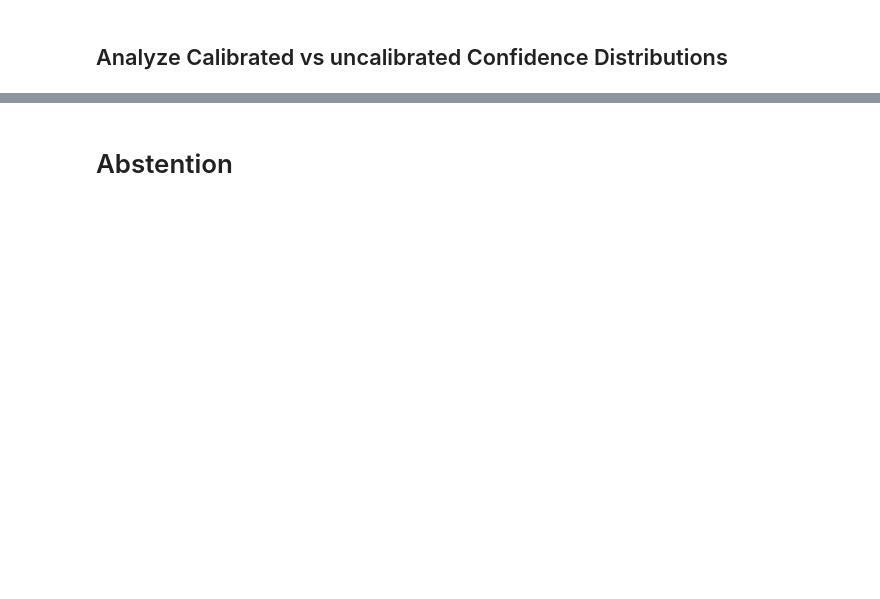
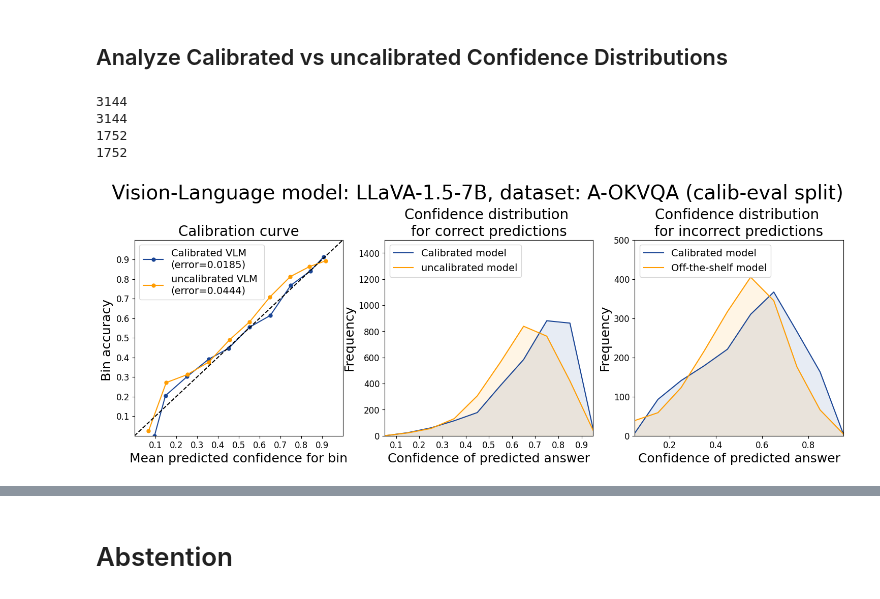
Before and after one commit to tejas1995/ReCoVERR, a Jupyter notebook: src/VLM-Calibration.ipynb, the cells around one changed output, grey strips where cells are left out. Drawn from its saved outputs; the diff is of its cells as text; code cells hidden in the pictures; blank space fills up the shorter version.

```diff
--- a/src/VLM-Calibration.ipynb
+++ b/src/VLM-Calibration.ipynb
@@ -606,8 +619,8 @@ json.dump(out_data, open(out_fn, 'w'), indent=2)
 # %%
 import json
 import numpy as np
-uncalibrated_data = json.load(open(f'/net/nfs.cirrascale/mosaic/tejass/experiments/vl_calibration/calibration_eval/uncalibrated_{vlm_name}-{dataset_name}_direct_answer-5000examples.json'))
-calibrated_data = json.load(open(f'/net/nfs.cirrascale/mosaic/tejass/experiments/vl_calibration/calibration_eval/calibrated_{vlm_name}-{dataset_name}_direct_answer-{len(y_train)}train_{len(y_test)}test_examples.json'))
+uncalibrated_data = json.load(open(f'{experiments_dir}/vl_calibration/calibration_eval/uncalibrated_{vlm_name}-{dataset_name}_direct_answer-5000examples.json'))
+calibrated_data = json.load(open(f'{experiments_dir}/vl_calibration/calibration_eval/calibrated_{vlm_name}-{dataset_name}_direct_answer-{len(y_train)}train_{len(y_test)}test_examples.json'))
 
 from matplotlib import pyplot as plt
 plt.size = (50, 25)
@@ -687,33 +700,39 @@ ax3.plot(
     label='Calibrated model',
 )
 ax3.fill_between(
     bar_x,
     calibrated_data['incorrect_preds_confdistribution'],
     color='#1a4595',
     alpha=0.1,
 )
 ax3.plot(
     bar_x,
     uncalibrated_data['incorrect_preds_confdistribution'],
     color='#ff9d02',
     #weights=np.ones_like(predicted_answer_probs) / len(y_test)
     label='Off-the-shelf model',
 )
 ax3.fill_between(
     bar_x,
     uncalibrated_data['incorrect_preds_confdistribution'],
     color='#ff9d02',
     alpha=0.1,
 )
 
 ax3.set_title(f'Confidence distribution \nfor incorrect predictions', fontsize=20)
 ax3.set_xlabel('Confidence of predicted answer', fontsize=18)
 ax3.set_ylabel('Frequency', fontsize=18)
 ax3.tick_params(axis='both', which='major', labelsize=12)
 ax3.legend(loc='upper left', fontsize=14)
 ax3.set_xlim(0.05, 0.95)
 ax3.set_ylim(0, 500)
 plt.show()
+# %% [output]
+3144
+3144
+1752
+1752
+[figure, added]
 # %%
 import json
 import numpy as np
```
Also changed, not shown: parts of 22 cells of this notebook, 6 other files.
